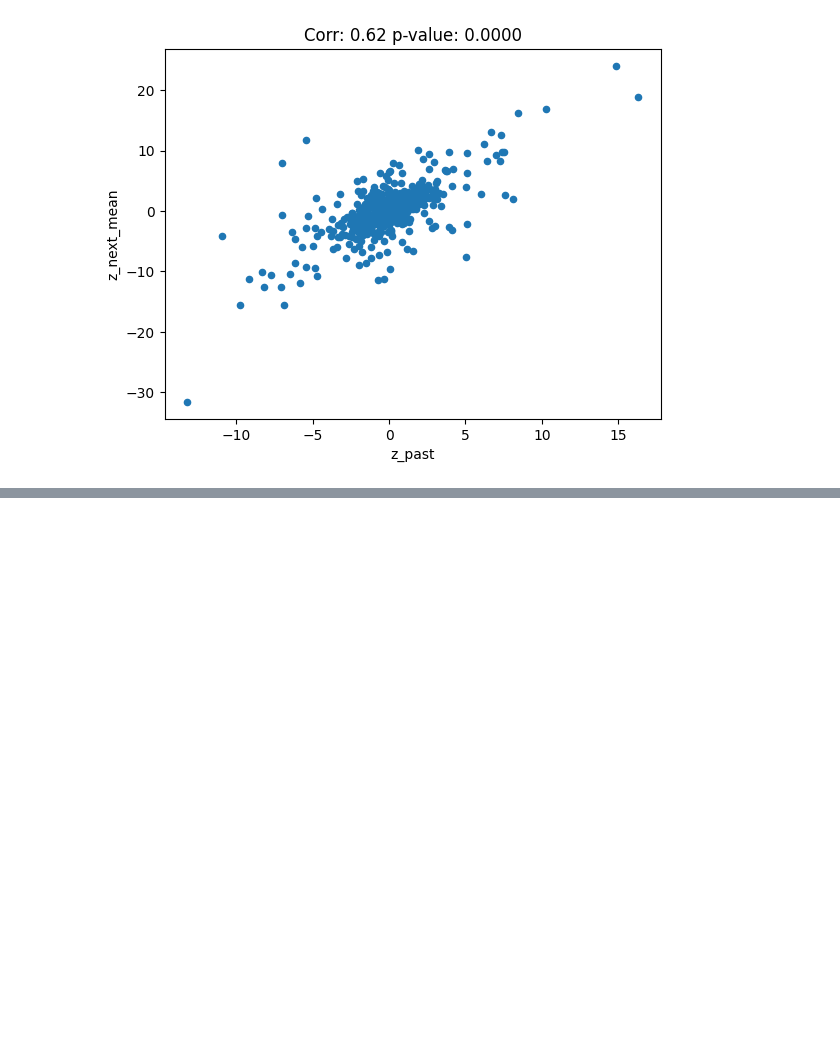
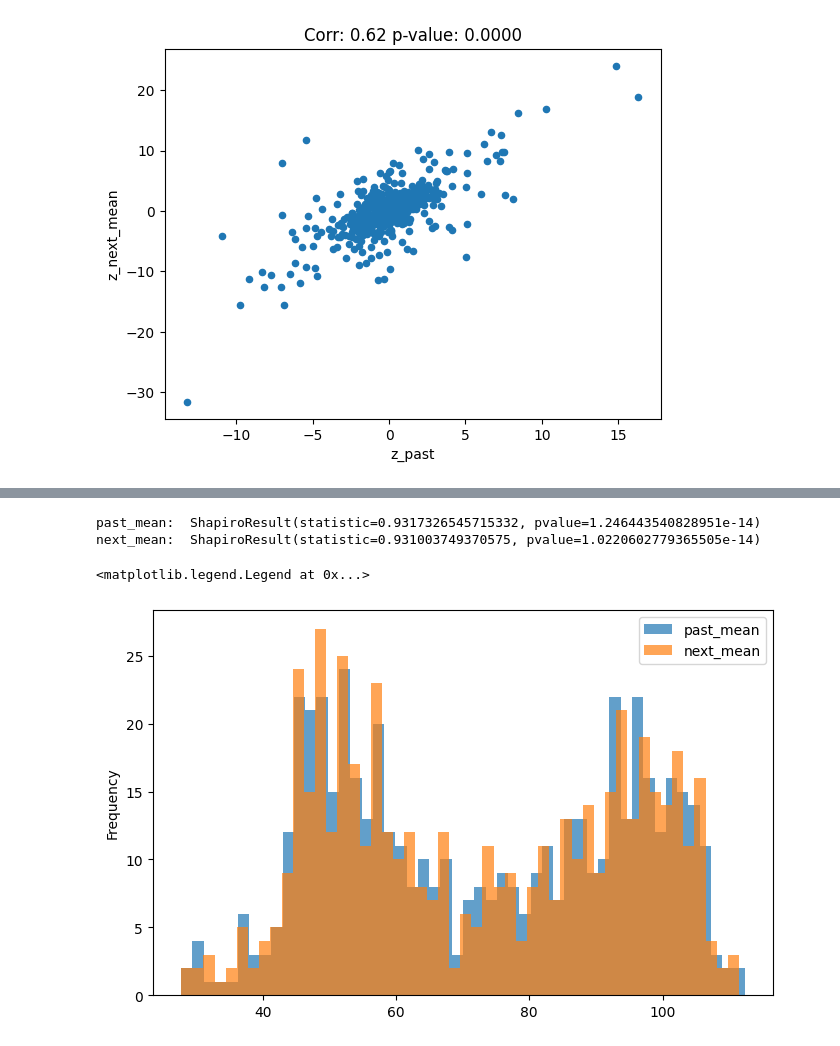
Before and after one commit to daQuincy/Takumi, a Jupyter notebook: 004 - wednesday_correlation_2.ipynb, the cells around one changed output, grey strips where cells are left out. Drawn from its saved outputs; the diff is of its cells as text; code cells hidden in the pictures; blank space fills up the shorter version.

```diff
--- a/004 - wednesday_correlation_2.ipynb
+++ b/004 - wednesday_correlation_2.ipynb
@@ -429,0 +512,13 @@ scatter_plot(df_result, 'z_past', 'z_next_mean', f'Corr: {correlation:.2f} p-val
+# %%
+print('past_mean: ', stats.shapiro(df_result['past_mean']))
+print('next_mean: ', stats.shapiro(df_result['next_mean']))
+
+fig, ax = plt.subplots(1, 1, figsize=(8, 5))
+df_result['past_mean'].plot.hist(bins=50, ax=ax, alpha=0.7, label='past_mean')
+df_result['next_mean'].plot.hist(bins=50, ax=ax, alpha=0.7, label='next_mean')
+plt.legend()
+# %% [output]
+past_mean:  ShapiroResult(statistic=0.9317326545715332, pvalue=1.246443540828951e-14)
+next_mean:  ShapiroResult(statistic=0.931003749370575, pvalue=1.0220602779365505e-14)
+<matplotlib.legend.Legend at 0x...>
+[figure, added]
```
Also changed, not shown: parts of 9 cells of this notebook, 2 other files.
